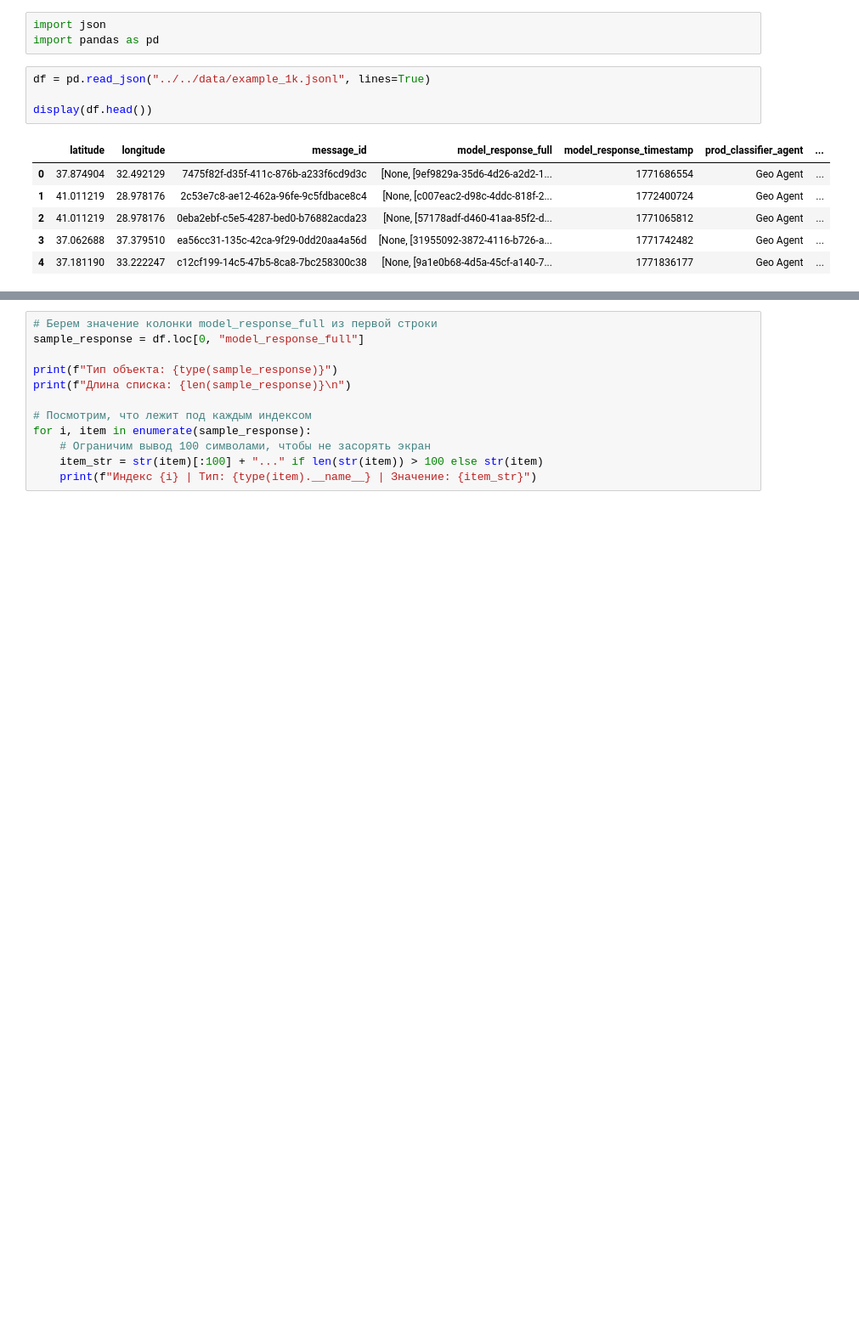
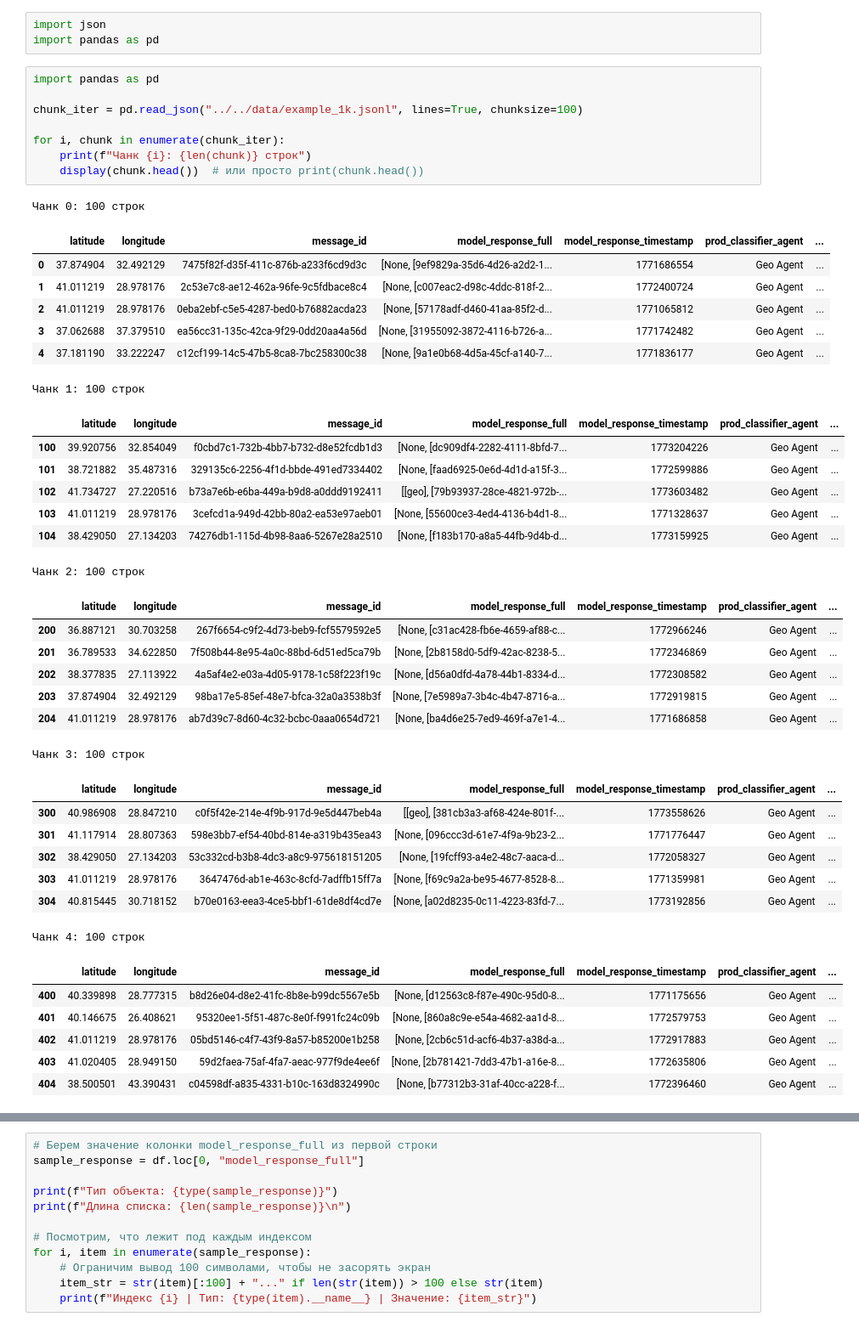
Before and after one commit to d1amp0/turkey-search-demand-map, a Jupyter notebook: ds/preprocessing/parse_json.ipynb, the cells around one changed output, grey strips where cells are left out. Shown at 85% size. Cells and saved outputs as stored; diff of their text form; blank space fills up the shorter version.

Commit message:
Chunk

```diff
--- a/ds/preprocessing/parse_json.ipynb
+++ b/ds/preprocessing/parse_json.ipynb
@@ -8,13 +8,46 @@
 import json
 import pandas as pd
 # %%
-df = pd.read_json("../../data/example_1k.jsonl", lines=True)
+import pandas as pd
 
-display(df.head())
+chunk_iter = pd.read_json("../../data/example_1k.jsonl", lines=True, chunksize=100)
+
+for i, chunk in enumerate(chunk_iter):
+    print(f"Чанк {i}: {len(chunk)} строк")
+    display(chunk.head())  # или просто print(chunk.head())
 # %% [output]
+Чанк 0: 100 строк
 |  | latitude | longitude | message_id | model_response_full | model_response_timestamp | prod_classifier_agent | ... |
 | 0 | 37.874904 | 32.492129 | 7475f82f-d35f-411c-876b-a233f6cd9d3c | [None, [9ef9829a-35d6-4d26-a2d2-1... | 1771686554 | Geo Agent | ... |
 | 1 | 41.011219 | 28.978176 | 2c53e7c8-ae12-462a-96fe-9c5fdbace8c4 | [None, [c007eac2-d98c-4ddc-818f-2... | 1772400724 | Geo Agent | ... |
 | 2 | 41.011219 | 28.978176 | 0eba2ebf-c5e5-4287-bed0-b76882acda23 | [None, [57178adf-d460-41aa-85f2-d... | 1771065812 | Geo Agent | ... |
 | 3 | 37.062688 | 37.379510 | ea56cc31-135c-42ca-9f29-0dd20aa4a56d | [None, [31955092-3872-4116-b726-a... | 1771742482 | Geo Agent | ... |
 | 4 | 37.181190 | 33.222247 | c12cf199-14c5-47b5-8ca8-7bc258300c38 | [None, [9a1e0b68-4d5a-45cf-a140-7... | 1771836177 | Geo Agent | ... |
+Чанк 1: 100 строк
+|  | latitude | longitude | message_id | model_response_full | model_response_timestamp | prod_classifier_agent | ... |
+| 100 | 39.920756 | 32.854049 | f0cbd7c1-732b-4bb7-b732-d8e52fcdb1d3 | [None, [dc909df4-2282-4111-8bfd-7... | 1773204226 | Geo Agent | ... |
+| 101 | 38.721882 | 35.487316 | 329135c6-2256-4f1d-bbde-491ed7334402 | [None, [faad6925-0e6d-4d1d-a15f-3... | 1772599886 | Geo Agent | ... |
+| 102 | 41.734727 | 27.220516 | b73a7e6b-e6ba-449a-b9d8-a0ddd9192411 | [[geo], [79b93937-28ce-4821-972b-... | 1773603482 | Geo Agent | ... |
+| 103 | 41.011219 | 28.978176 | 3cefcd1a-949d-42bb-80a2-ea53e97aeb01 | [None, [55600ce3-4ed4-4136-b4d1-8... | 1771328637 | Geo Agent | ... |
+| 104 | 38.429050 | 27.134203 | 74276db1-115d-4b98-8aa6-5267e28a2510 | [None, [f183b170-a8a5-44fb-9d4b-d... | 1773159925 | Geo Agent | ... |
+Чанк 2: 100 строк
+|  | latitude | longitude | message_id | model_response_full | model_response_timestamp | prod_classifier_agent | ... |
+| 200 | 36.887121 | 30.703258 | 267f6654-c9f2-4d73-beb9-fcf5579592e5 | [None, [c31ac428-fb6e-4659-af88-c... | 1772966246 | Geo Agent | ... |
+| 201 | 36.789533 | 34.622850 | 7f508b44-8e95-4a0c-88bd-6d51ed5ca79b | [None, [2b8158d0-5df9-42ac-8238-5... | 1772346869 | Geo Agent | ... |
+| 202 | 38.377835 | 27.113922 | 4a5af4e2-e03a-4d05-9178-1c58f223f19c | [None, [d56a0dfd-4a78-44b1-8334-d... | 1772308582 | Geo Agent | ... |
+| 203 | 37.874904 | 32.492129 | 98ba17e5-85ef-48e7-bfca-32a0a3538b3f | [None, [7e5989a7-3b4c-4b47-8716-a... | 1772919815 | Geo Agent | ... |
+| 204 | 41.011219 | 28.978176 | ab7d39c7-8d60-4c32-bcbc-0aaa0654d721 | [None, [ba4d6e25-7ed9-469f-a7e1-4... | 1771686858 | Geo Agent | ... |
+Чанк 3: 100 строк
+|  | latitude | longitude | message_id | model_response_full | model_response_timestamp | prod_classifier_agent | ... |
+| 300 | 40.986908 | 28.847210 | c0f5f42e-214e-4f9b-917d-9e5d447beb4a | [[geo], [381cb3a3-af68-424e-801f-... | 1773558626 | Geo Agent | ... |
+| 301 | 41.117914 | 28.807363 | 598e3bb7-ef54-40bd-814e-a319b435ea43 | [None, [096ccc3d-61e7-4f9a-9b23-2... | 1771776447 | Geo Agent | ... |
+| 302 | 38.429050 | 27.134203 | 53c332cd-b3b8-4dc3-a8c9-975618151205 | [None, [19fcff93-a4e2-48c7-aaca-d... | 1772058327 | Geo Agent | ... |
+| 303 | 41.011219 | 28.978176 | 3647476d-ab1e-463c-8cfd-7adffb15ff7a | [None, [f69c9a2a-be95-4677-8528-8... | 1771359981 | Geo Agent | ... |
+| 304 | 40.815445 | 30.718152 | b70e0163-eea3-4ce5-bbf1-61de8df4cd7e | [None, [a02d8235-0c11-4223-83fd-7... | 1773192856 | Geo Agent | ... |
+Чанк 4: 100 строк
+|  | latitude | longitude | message_id | model_response_full | model_response_timestamp | prod_classifier_agent | ... |
+| 400 | 40.339898 | 28.777315 | b8d26e04-d8e2-41fc-8b8e-b99dc5567e5b | [None, [d12563c8-f87e-490c-95d0-8... | 1771175656 | Geo Agent | ... |
+| 401 | 40.146675 | 26.408621 | 95320ee1-5f51-487c-8e0f-f991fc24c09b | [None, [860a8c9e-e54a-4682-aa1d-8... | 1772579753 | Geo Agent | ... |
+| 402 | 41.011219 | 28.978176 | 05bd5146-c4f7-43f9-8a57-b85200e1b258 | [None, [2cb6c51d-acf6-4b37-a38d-a... | 1772917883 | Geo Agent | ... |
+| 403 | 41.020405 | 28.949150 | 59d2faea-75af-4fa7-aeac-977f9de4ee6f | [None, [2b781421-7dd3-47b1-a16e-8... | 1772635806 | Geo Agent | ... |
+| 404 | 38.500501 | 43.390431 | c04598df-a835-4331-b10c-163d8324990c | [None, [b77312b3-31af-40cc-a228-f... | 1772396460 | Geo Agent | ... |
```
Also changed, not shown: parts of 2 cells of this notebook.
